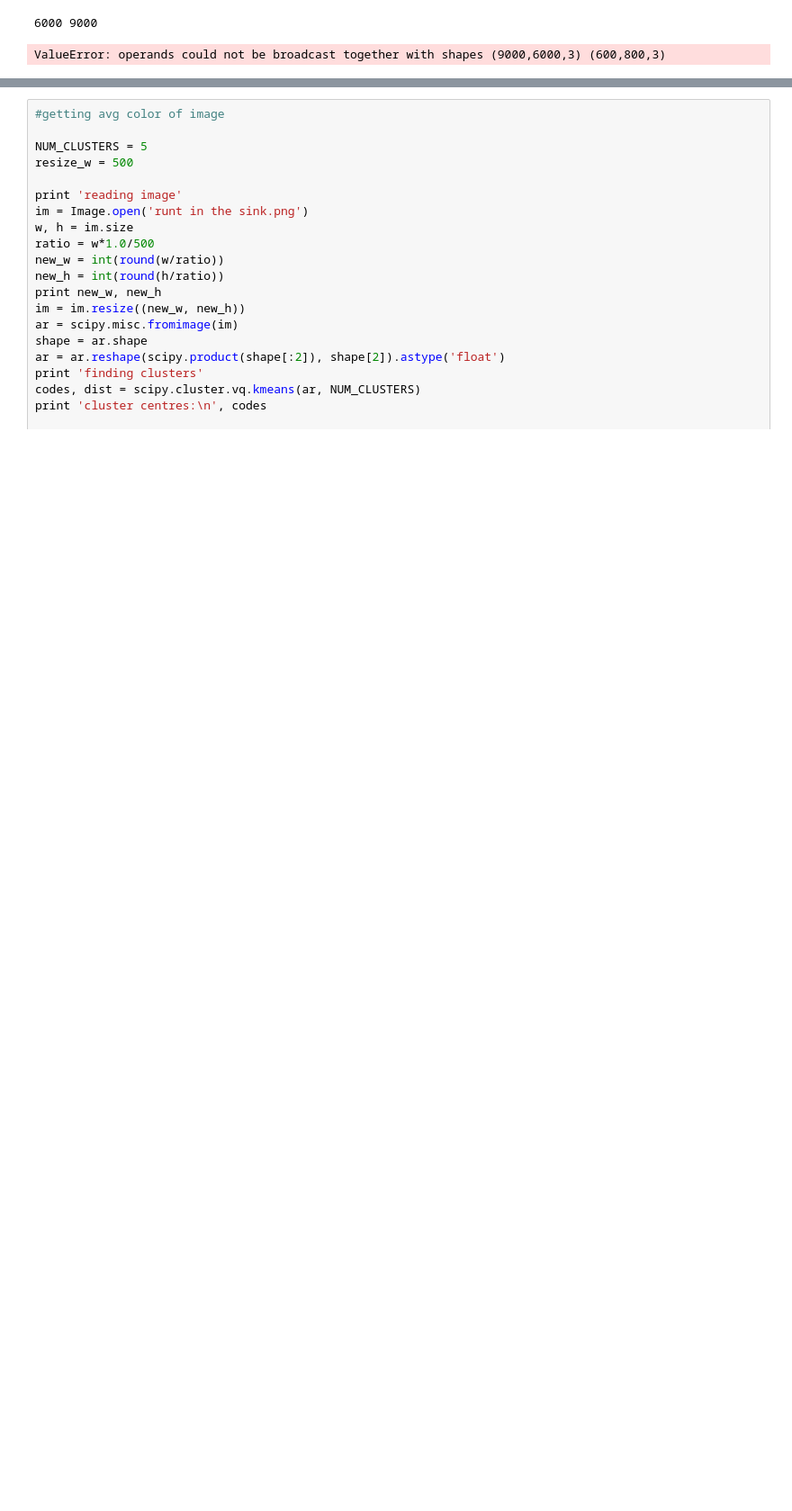
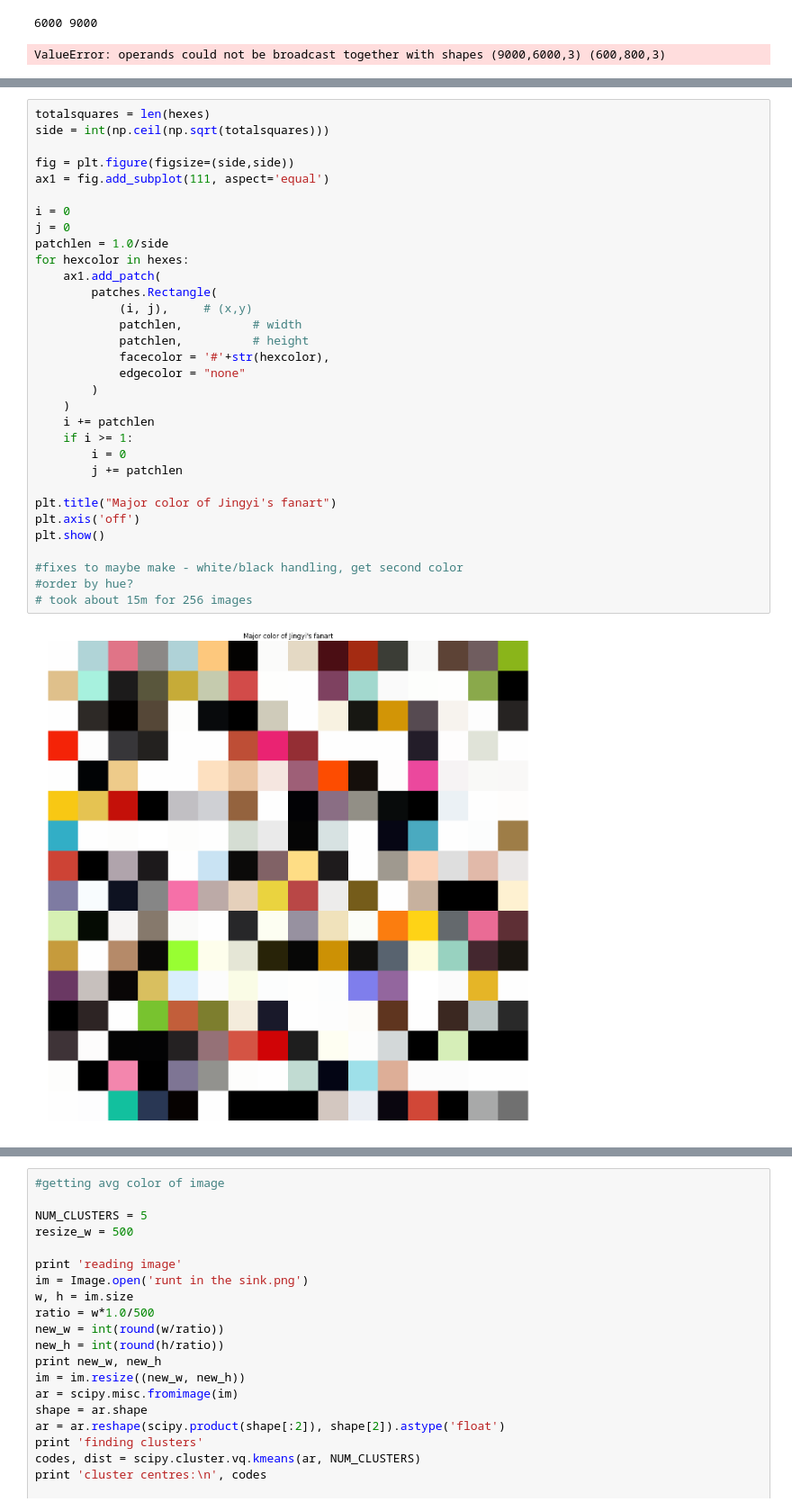
Before and after one commit to Helena-L/Fan-Art-Project, a Jupyter notebook: fanart sandbox.ipynb, the cells around one changed output, grey strips where cells are left out. Shown at 90% size. Saved outputs shown, nothing was run; the diff lists cells and outputs as text; blank space fills up the shorter version.

```diff
--- a/fanart sandbox.ipynb
+++ b/fanart sandbox.ipynb
@@ -111,0 +122,34 @@ most frequent is [254 254 254] (#fefefe)
+# %%
+totalsquares = len(hexes)
+side = int(np.ceil(np.sqrt(totalsquares)))
+
+fig = plt.figure(figsize=(side,side))
+ax1 = fig.add_subplot(111, aspect='equal')
+
+i = 0
+j = 0
+patchlen = 1.0/side
+for hexcolor in hexes:
+    ax1.add_patch(
+        patches.Rectangle(
+            (i, j),     # (x,y)
+            patchlen,          # width
+            patchlen,          # height
+            facecolor = '#'+str(hexcolor),
+            edgecolor = "none"
+        )
+    )
+    i += patchlen
+    if i >= 1:
+        i = 0
+        j += patchlen
+
+plt.title("Major color of Jingyi's fanart")
+plt.axis('off')
+plt.show()
+
+#fixes to maybe make - white/black handling, get second color
+#order by hue?
+# took about 15m for 256 images
+# %% [output]
+[figure, added]
```
Also changed, not shown: parts of 4 cells of this notebook.
